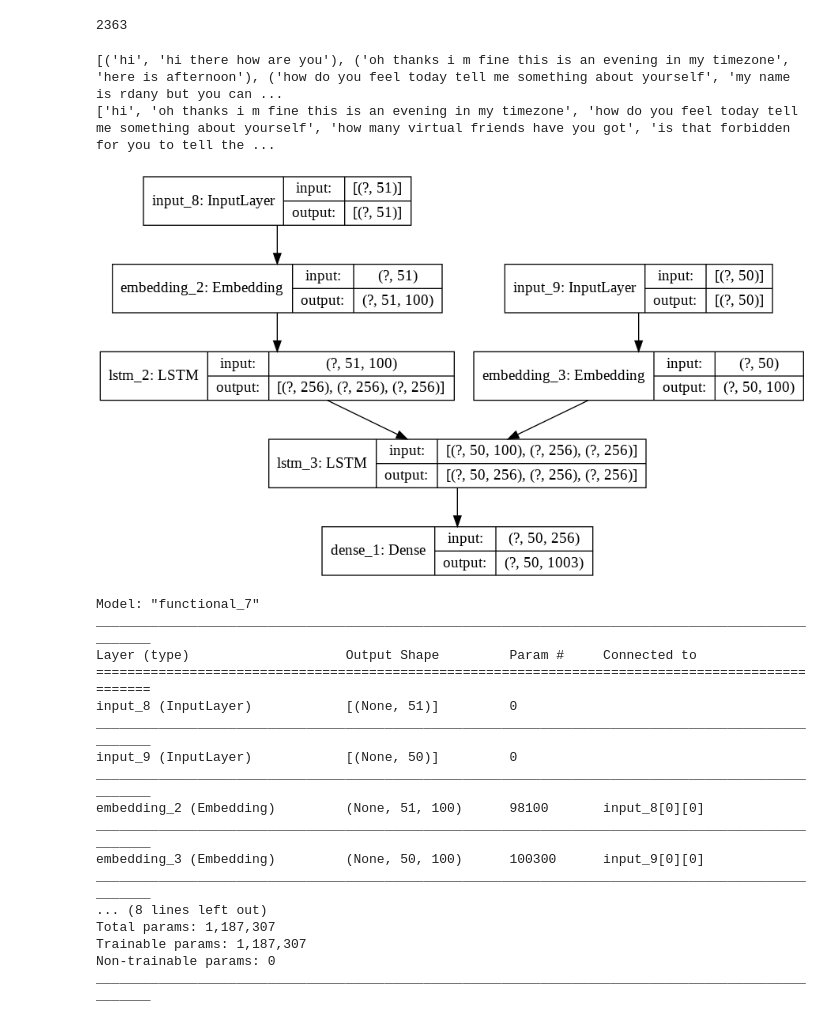
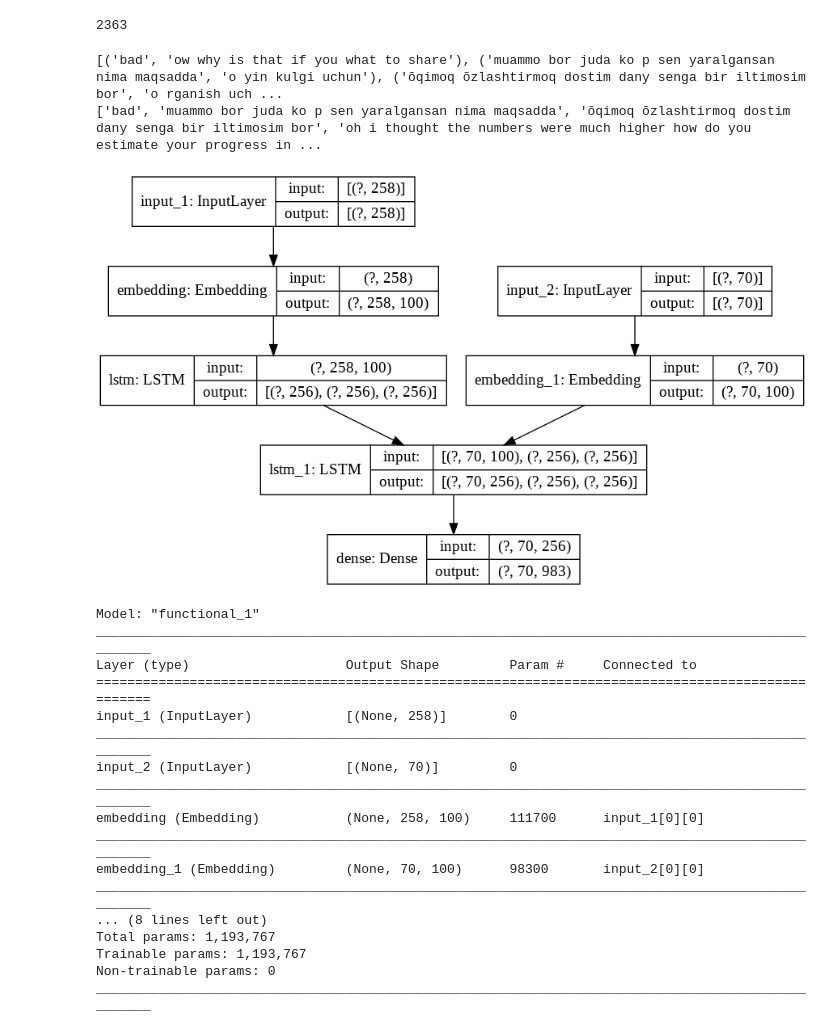
Before and after one commit to ccw5241/Deep_Learning_Project, a Jupyter notebook: chatbot_embedding.ipynb, the cells around one changed output. Drawn from its saved outputs; the diff is of its cells as text; code cells hidden in the pictures.

```diff
--- a/chatbot_embedding.ipynb
+++ b/chatbot_embedding.ipynb
@@ -19,6 +17,6 @@ Drive already mounted at /content/drive; to attempt to forcibly remount, call dr
 # %%
-data_path = "drive/My Drive/ban676/project_chatbot/human_text.txt"
-data_path2 = "drive/My Drive/ban676/project_chatbot/robot_text.txt"
+data_path = "human_text.txt"
+data_path2 = "robot_text.txt"
 # Defining lines as a list of each line
 with open(data_path, 'r', encoding='utf-8') as f:
   lines = f.read().split('\n')
@@ -30,7 +28,7 @@ lines2 = [re.sub(r"\[\w+\]",'',line) for line in lines2]
 lines2 = [" ".join(re.findall(r"\w+",line)) for line in lines2]
 # Grouping lines by response pair
 pairs = list(zip(lines,lines2))
-#random.shuffle(pairs)
+random.shuffle(pairs)
 # %%
 print(len(pairs))
 # %% [output]
@@ -99,12 +97,12 @@ for line, (input_doc, target_doc) in enumerate(zip(input_docs, target_docs)):
 print(pairs[:5])
 print(input_docs[:5])
 # %% [output]
-[('hi', 'hi there how are you'), ('oh thanks i m fine this is an evening in my timezone', 'here is afternoon'), ('how do you feel today tell me something about yourself', 'my name is rdany but you can ...
-['hi', 'oh thanks i m fine this is an evening in my timezone', 'how do you feel today tell me something about yourself', 'how many virtual friends have you got', 'is that forbidden for you to tell the ...
+[('bad', 'ow why is that if you what to share'), ('muammo bor juda ko p sen yaralgansan nima maqsadda', 'o yin kulgi uchun'), ('õqimoq õzlashtirmoq dostim dany senga bir iltimosim bor', 'o rganish uch ...
+['bad', 'muammo bor juda ko p sen yaralgansan nima maqsadda', 'õqimoq õzlashtirmoq dostim dany senga bir iltimosim bor', 'oh i thought the numbers were much higher how do you estimate your progress in ...
 # %%
 embeddings_dictionary = dict()
 
-glove_file = open(r'/content/drive/My Drive/Translation/glove.6B.100d.txt', encoding="utf8")
+glove_file = open(r'glove.6B.100d.txt', encoding="utf8")
 
 for line in glove_file:
     records = line.split()
@@ -133,48 +131,48 @@ decoder_embedding_layer = Embedding(num_decoder_tokens, EMBEDDING_SIZE, weights=
 # %%
 #Dimensionality
 dimensionality = 256
 #The batch size and number of epochs
 batch_size = 10
 epochs = 600
 #Encoder
 encoder_inputs = Input(shape=(max_encoder_seq_length,))
 x = encoder_embedding_layer(encoder_inputs)
 encoder_lstm = LSTM(dimensionality, return_state=True)
 encoder_outputs, state_hidden, state_cell = encoder_lstm(x)
 encoder_states = [state_hidden, state_cell]
 #Decoder
 decoder_inputs = Input(shape=(max_decoder_seq_length,))
 x2 = decoder_embedding_layer(decoder_inputs)
 decoder_lstm = LSTM(dimensionality, return_sequences=True, return_state=True)
 decoder_outputs, decoder_state_hidden, decoder_state_cell = decoder_lstm(x2, initial_state=encoder_states)
 decoder_dense = Dense(num_decoder_tokens, activation='softmax')
 decoder_outputs = decoder_dense(decoder_outputs)
 
 #Model
 training_model = Model([encoder_inputs, decoder_inputs], decoder_outputs)
 
 #plot model
-plot_model(training_model, to_file='model_plot4a.png', show_shapes=True, show_layer_names=True)
+plot_model(training_model, to_file='embedding_model_plot.png', show_shapes=True, show_layer_names=True)
 # %% [output]
-[figure, old version]
+[figure, new version]
 # %%
 training_model.summary()
 # %% [output]
-Model: "functional_7"
+Model: "functional_1"
 __________________________________________________________________________________________________
 Layer (type)                    Output Shape         Param #     Connected to
 ==================================================================================================
-input_8 (InputLayer)            [(None, 51)]         0
+input_1 (InputLayer)            [(None, 258)]        0
 __________________________________________________________________________________________________
-input_9 (InputLayer)            [(None, 50)]         0
+input_2 (InputLayer)            [(None, 70)]         0
 __________________________________________________________________________________________________
-embedding_2 (Embedding)         (None, 51, 100)      98100       input_8[0][0]
+embedding (Embedding)           (None, 258, 100)     111700      input_1[0][0]
 __________________________________________________________________________________________________
-embedding_3 (Embedding)         (None, 50, 100)      100300      input_9[0][0]
+embedding_1 (Embedding)         (None, 70, 100)      98300       input_2[0][0]
 __________________________________________________________________________________________________
 ... (8 lines left out)
-Total params: 1,187,307
-Trainable params: 1,187,307
+Total params: 1,193,767
+Trainable params: 1,193,767
 Non-trainable params: 0
 __________________________________________________________________________________________________
 # %%
```
Also changed, not shown: parts of 6 cells of this notebook, 11 other files.
